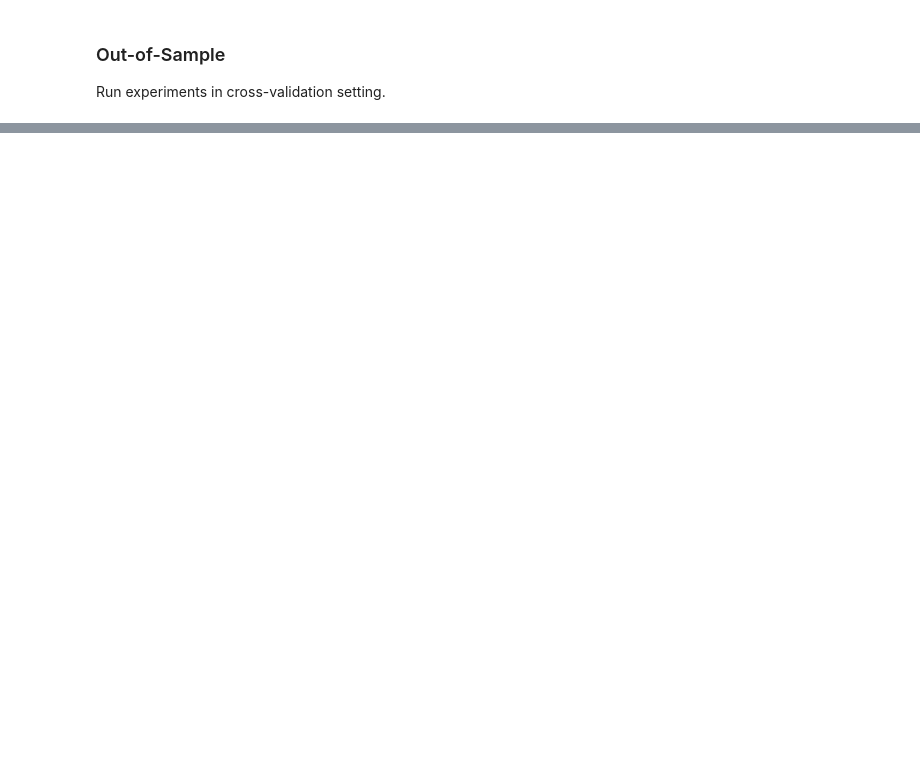
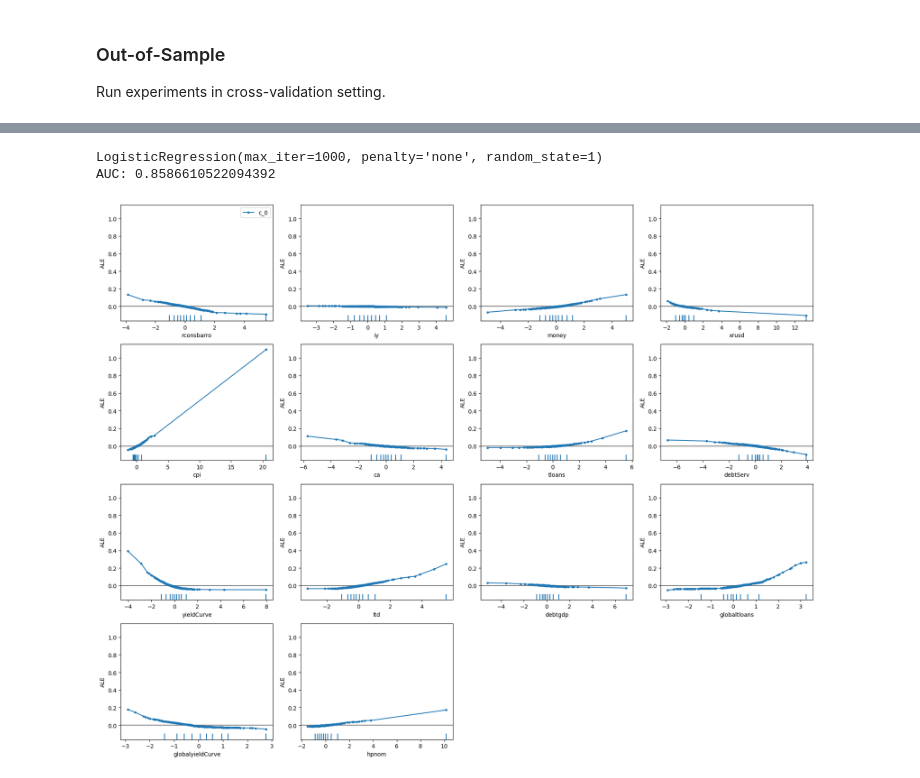
Before and after one commit to chrisreimann/financialCrisisML, a Jupyter notebook: code/run.ipynb, the cells around one changed output, grey strips where cells are left out. Drawn from its saved outputs; the diff is of its cells as text; code cells hidden in the pictures; blank space fills up the shorter version.

```diff
--- a/code/run.ipynb
+++ b/code/run.ipynb
@@ -114,0 +111,6 @@ resCrossVal
+# %%
+ex_allIS.ALE("Logit", range(0,14))
+# %% [output]
+LogisticRegression(max_iter=1000, penalty='none', random_state=1)
+AUC: 0.8586610522094392
+[figure, added]
```
Also changed, not shown: parts of 9 cells of this notebook, 3 other files.
